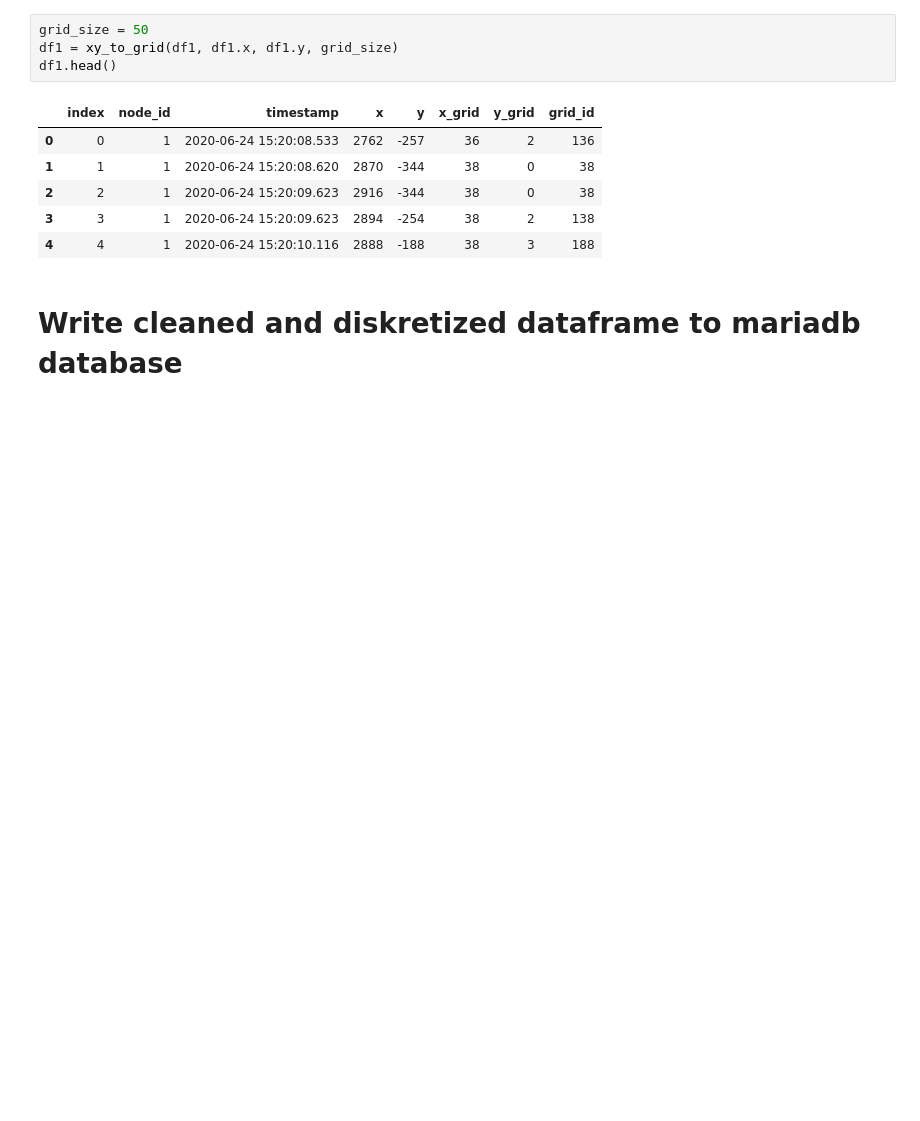
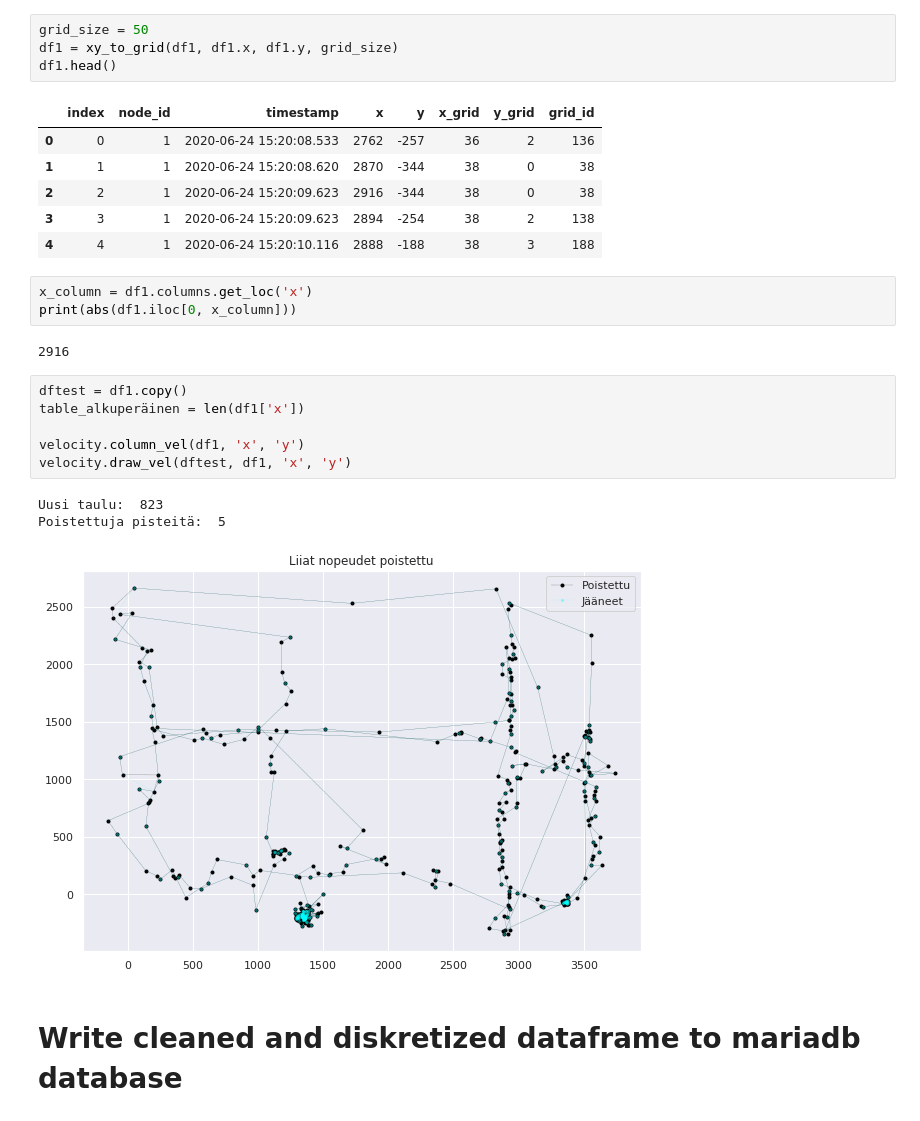
Before and after one commit to Erik-Eki/Project-2-machine-learning-applications, a Jupyter notebook: main.ipynb, the cells around one changed output. Cells and saved outputs as stored; diff of their text form; blank space fills up the shorter version.

```diff
--- a/main.ipynb
+++ b/main.ipynb
@@ -120,6 +121,21 @@ df1.head()
 | 2 | 2 | 1 | 2020-06-24 15:20:09.623 | 2916 | -344 | 38 | 0 | 38 |
 | 3 | 3 | 1 | 2020-06-24 15:20:09.623 | 2894 | -254 | 38 | 2 | 138 |
 | 4 | 4 | 1 | 2020-06-24 15:20:10.116 | 2888 | -188 | 38 | 3 | 188 |
+# %%
+x_column = df1.columns.get_loc('x')
+print(abs(df1.iloc[0, x_column]))
+# %% [output]
+2916
+# %%
+dftest = df1.copy()
+table_alkuperäinen = len(df1['x'])
+
+velocity.column_vel(df1, 'x', 'y')
+velocity.draw_vel(dftest, df1, 'x', 'y')
+# %% [output]
+Uusi taulu:  823
+Poistettuja pisteitä:  5
+[figure, added]
 # %% [markdown]
 # Write cleaned and diskretized dataframe to mariadb database
 # %%
```
Also changed, not shown: parts of 3 cells of this notebook, 2 other files.
